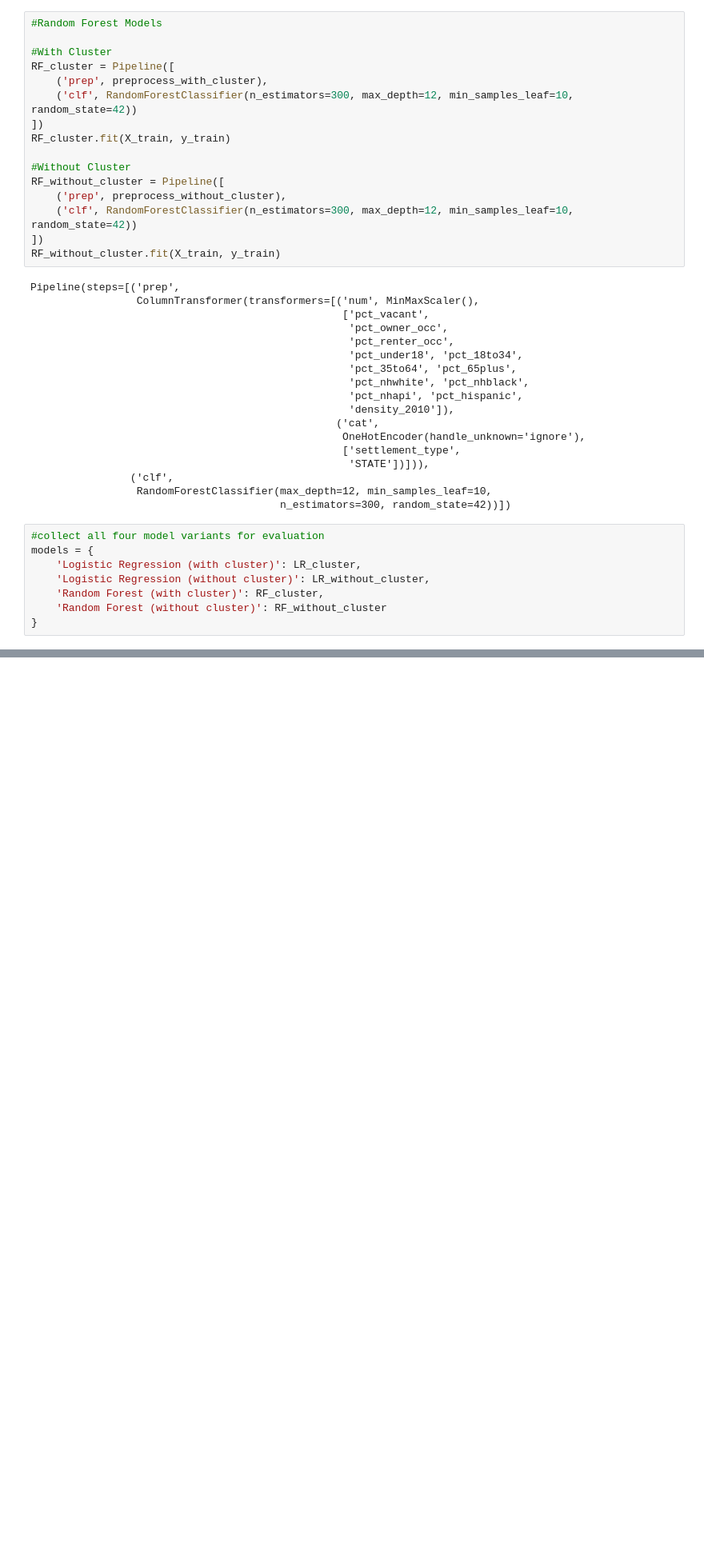
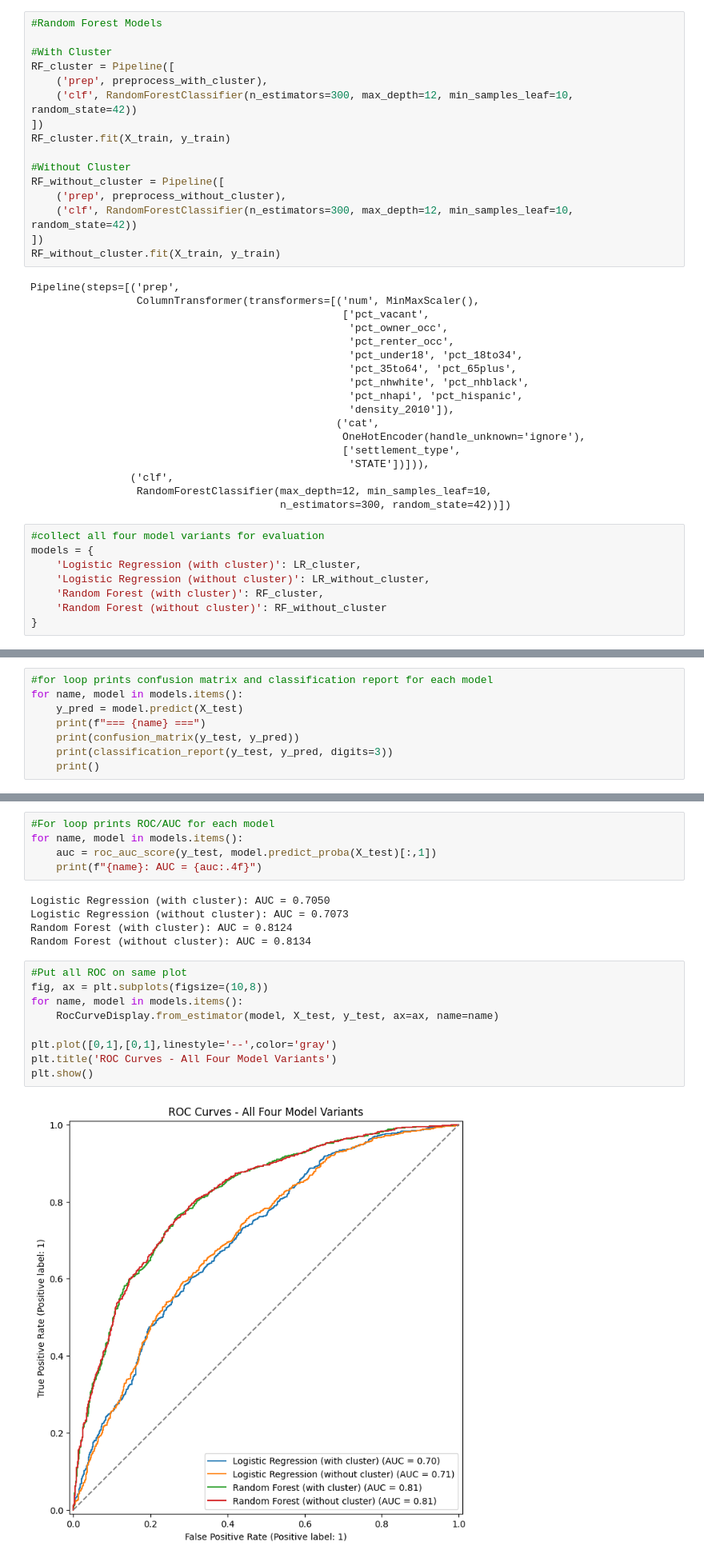
Before and after one commit to alexanderson522/INFO648, a Jupyter notebook: FinalProject/INFO648_Final_Project_AA_JK.ipynb, the cells around one changed output, grey strips where cells are left out. Shown at 80% size. Drawn from its saved outputs; the diff is of its cells as text; blank space fills up the shorter version.

```diff
--- a/FinalProject/INFO648_Final_Project_AA_JK.ipynb
+++ b/FinalProject/INFO648_Final_Project_AA_JK.ipynb
@@ -504,0 +512,8 @@ models = {
+# %%
+#for loop prints confusion matrix and classification report for each model
+for name, model in models.items():
+    y_pred = model.predict(X_test)
+    print(f"=== {name} ===")
+    print(confusion_matrix(y_test, y_pred))
+    print(classification_report(y_test, y_pred, digits=3))
+    print()
@@ -504,0 +538,21 @@ models = {
+# %%
+#For loop prints ROC/AUC for each model
+for name, model in models.items():
+    auc = roc_auc_score(y_test, model.predict_proba(X_test)[:,1])
+    print(f"{name}: AUC = {auc:.4f}")
+# %% [output]
+Logistic Regression (with cluster): AUC = 0.7050
+Logistic Regression (without cluster): AUC = 0.7073
+Random Forest (with cluster): AUC = 0.8124
+Random Forest (without cluster): AUC = 0.8134
+# %%
+#Put all ROC on same plot
+fig, ax = plt.subplots(figsize=(10,8))
+for name, model in models.items():
+    RocCurveDisplay.from_estimator(model, X_test, y_test, ax=ax, name=name)
+
+plt.plot([0,1],[0,1],linestyle='--',color='gray')
+plt.title('ROC Curves - All Four Model Variants')
+plt.show()
+# %% [output]
+[figure, added]
```
Also changed, not shown: parts of 3 cells of this notebook.
